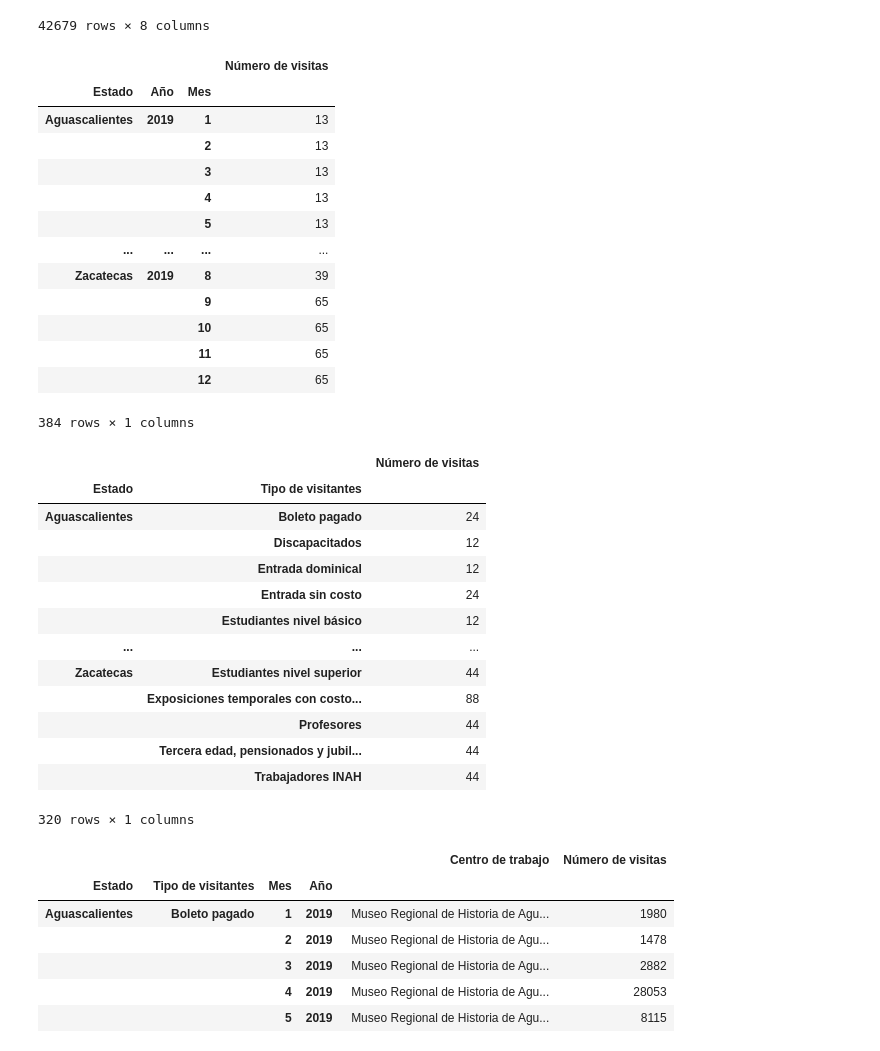
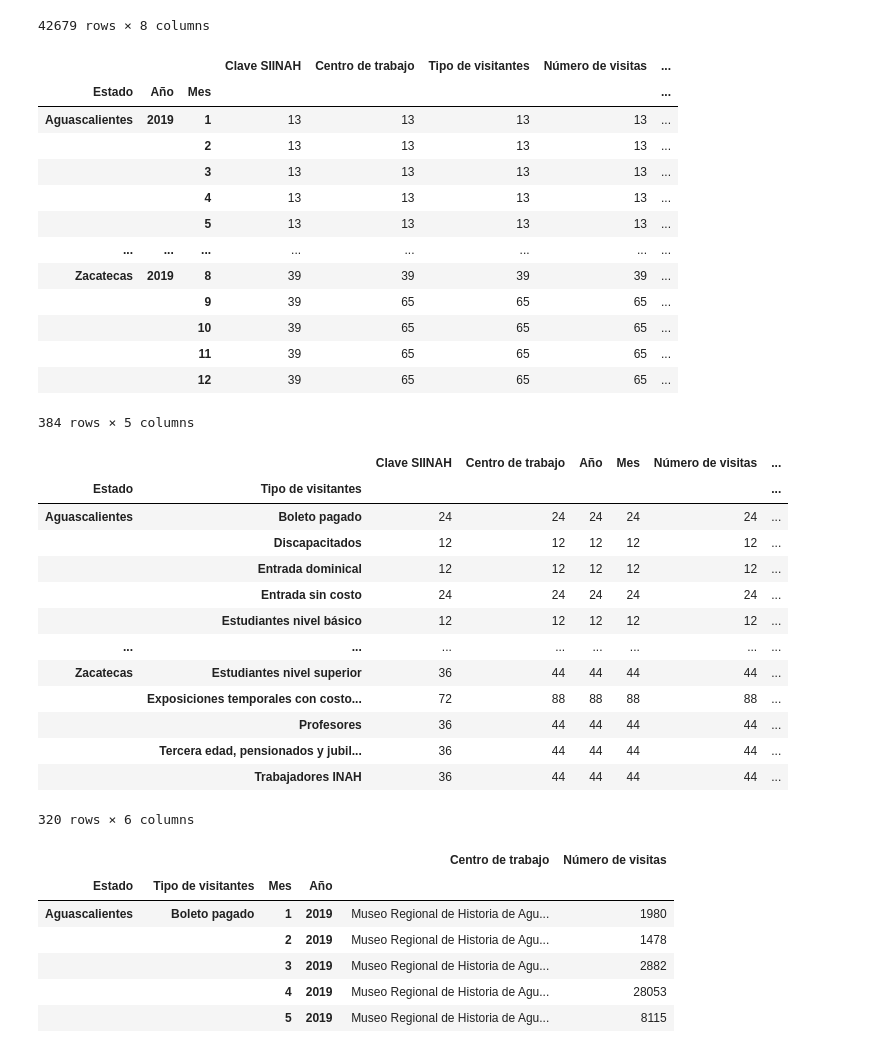
Before and after one commit to PlatziMaster/challenge-prework-ds, a Jupyter notebook: Challengeds.ipynb, the cells around one changed output. Drawn from its saved outputs; the diff is of its cells as text; code cells hidden in the pictures.

```diff
--- a/Challengeds.ipynb
+++ b/Challengeds.ipynb
@@ -61,43 +61,42 @@ print(df)
 | 42678 | Zacatecas | 3110022.0 | Z.A. de La Quemada con museo de s... | 2019 | 12 | Entrada sin costo | 0 | ... |
 42679 rows × 8 columns
 # %%
-df2 = df[["Estado", "Año", "Mes", "Número de visitas"]]
-df3=df2.groupby(by=['Estado', 'Año', 'Mes']).count()
+
+df3=df.groupby(by=['Estado', 'Año', 'Mes']).count()
 df3
 # %% [output]
-|  |  |  | Número de visitas |
-| Estado | Año | Mes |  |
-| Aguascalientes | 2019 | 1 | 13 |
-|  |  | 2 | 13 |
-|  |  | 3 | 13 |
-|  |  | 4 | 13 |
-|  |  | 5 | 13 |
-| ... | ... | ... | ... |
-| Zacatecas | 2019 | 8 | 39 |
-|  |  | 9 | 65 |
-|  |  | 10 | 65 |
-|  |  | 11 | 65 |
-|  |  | 12 | 65 |
+|  |  |  | Clave SIINAH | Centro de trabajo | Tipo de visitantes | Número de visitas | ... |
+| Estado | Año | Mes |  |  |  |  | ... |
+| Aguascalientes | 2019 | 1 | 13 | 13 | 13 | 13 | ... |
+|  |  | 2 | 13 | 13 | 13 | 13 | ... |
+|  |  | 3 | 13 | 13 | 13 | 13 | ... |
+|  |  | 4 | 13 | 13 | 13 | 13 | ... |
+|  |  | 5 | 13 | 13 | 13 | 13 | ... |
+| ... | ... | ... | ... | ... | ... | ... | ... |
+| Zacatecas | 2019 | 8 | 39 | 39 | 39 | 39 | ... |
+|  |  | 9 | 39 | 65 | 65 | 65 | ... |
+|  |  | 10 | 39 | 65 | 65 | 65 | ... |
+|  |  | 11 | 39 | 65 | 65 | 65 | ... |
+|  |  | 12 | 39 | 65 | 65 | 65 | ... |
-384 rows × 1 columns
+384 rows × 5 columns
 # %%
-df_Estado_visitante = df[["Estado", "Tipo de visitantes", "Número de visitas"]]
-df4=df_Estado_visitante.groupby(by=['Estado','Tipo de visitantes']).count()
+df4=df.groupby(by=['Estado','Tipo de visitantes']).count()
 df4
 # %% [output]
-|  |  | Número de visitas |
-| Estado | Tipo de visitantes |  |
-| Aguascalientes | Boleto pagado | 24 |
-|  | Discapacitados | 12 |
-|  | Entrada dominical | 12 |
-|  | Entrada sin costo | 24 |
-|  | Estudiantes nivel básico | 12 |
-| ... | ... | ... |
-| Zacatecas | Estudiantes nivel superior | 44 |
-|  | Exposiciones temporales con costo... | 88 |
-|  | Profesores | 44 |
-|  | Tercera edad, pensionados y jubil... | 44 |
-|  | Trabajadores INAH | 44 |
+|  |  | Clave SIINAH | Centro de trabajo | Año | Mes | Número de visitas | ... |
+| Estado | Tipo de visitantes |  |  |  |  |  | ... |
+| Aguascalientes | Boleto pagado | 24 | 24 | 24 | 24 | 24 | ... |
+|  | Discapacitados | 12 | 12 | 12 | 12 | 12 | ... |
+|  | Entrada dominical | 12 | 12 | 12 | 12 | 12 | ... |
+|  | Entrada sin costo | 24 | 24 | 24 | 24 | 24 | ... |
+|  | Estudiantes nivel básico | 12 | 12 | 12 | 12 | 12 | ... |
+| ... | ... | ... | ... | ... | ... | ... | ... |
+| Zacatecas | Estudiantes nivel superior | 36 | 44 | 44 | 44 | 44 | ... |
+|  | Exposiciones temporales con costo... | 72 | 88 | 88 | 88 | 88 | ... |
+|  | Profesores | 36 | 44 | 44 | 44 | 44 | ... |
+|  | Tercera edad, pensionados y jubil... | 36 | 44 | 44 | 44 | 44 | ... |
+|  | Trabajadores INAH | 36 | 44 | 44 | 44 | 44 | ... |
-320 rows × 1 columns
+320 rows × 6 columns
 # %%
 dftipo_tiempo = df[["Estado", "Centro de trabajo", "Año", "Mes", "Tipo de visitantes", "Número de visitas"]]
 df5=dftipo_tiempo.groupby(by=['Estado','Tipo de visitantes', 'Mes', 'Año']).sum()
```
Also changed, not shown: parts of 3 cells of this notebook, 2 other files.
